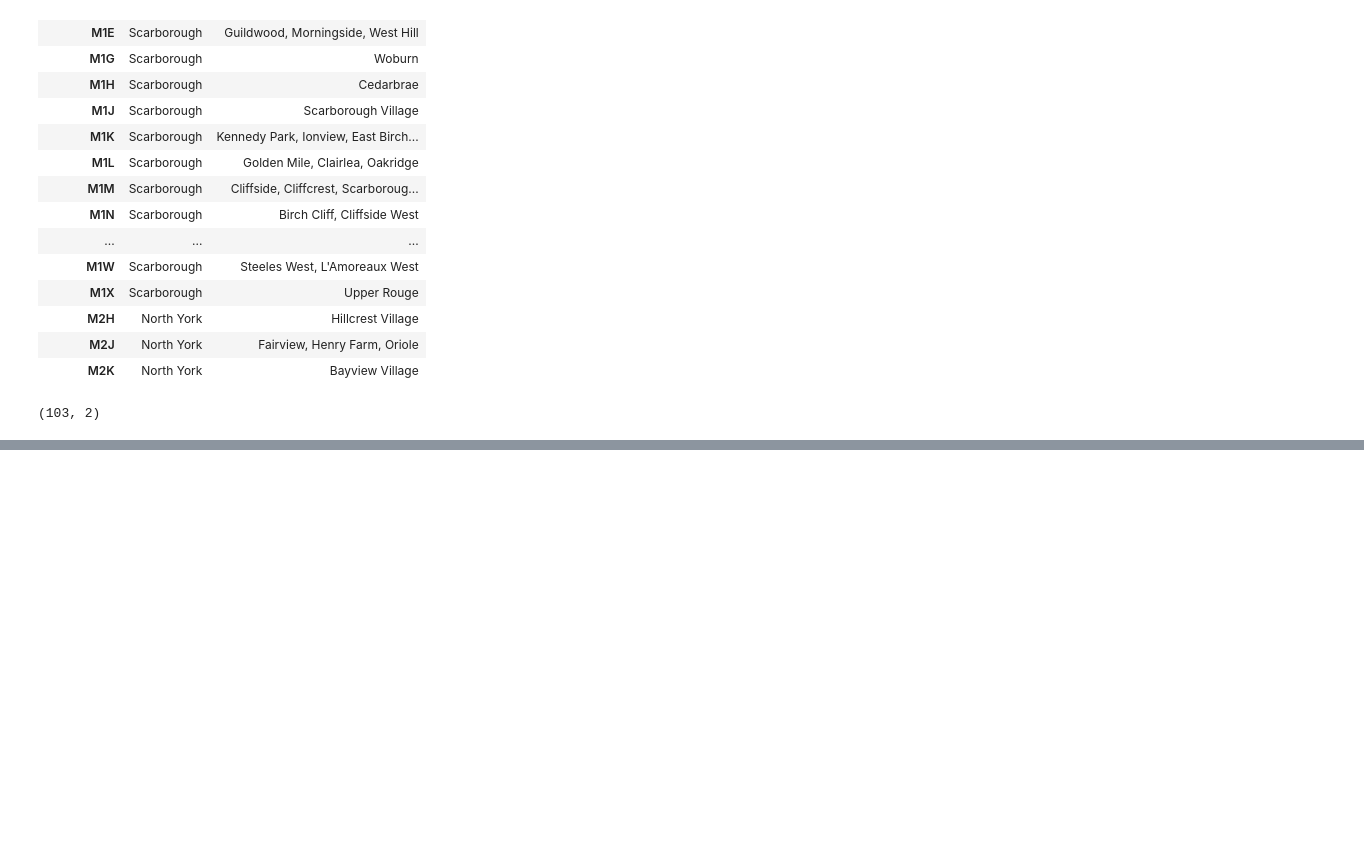
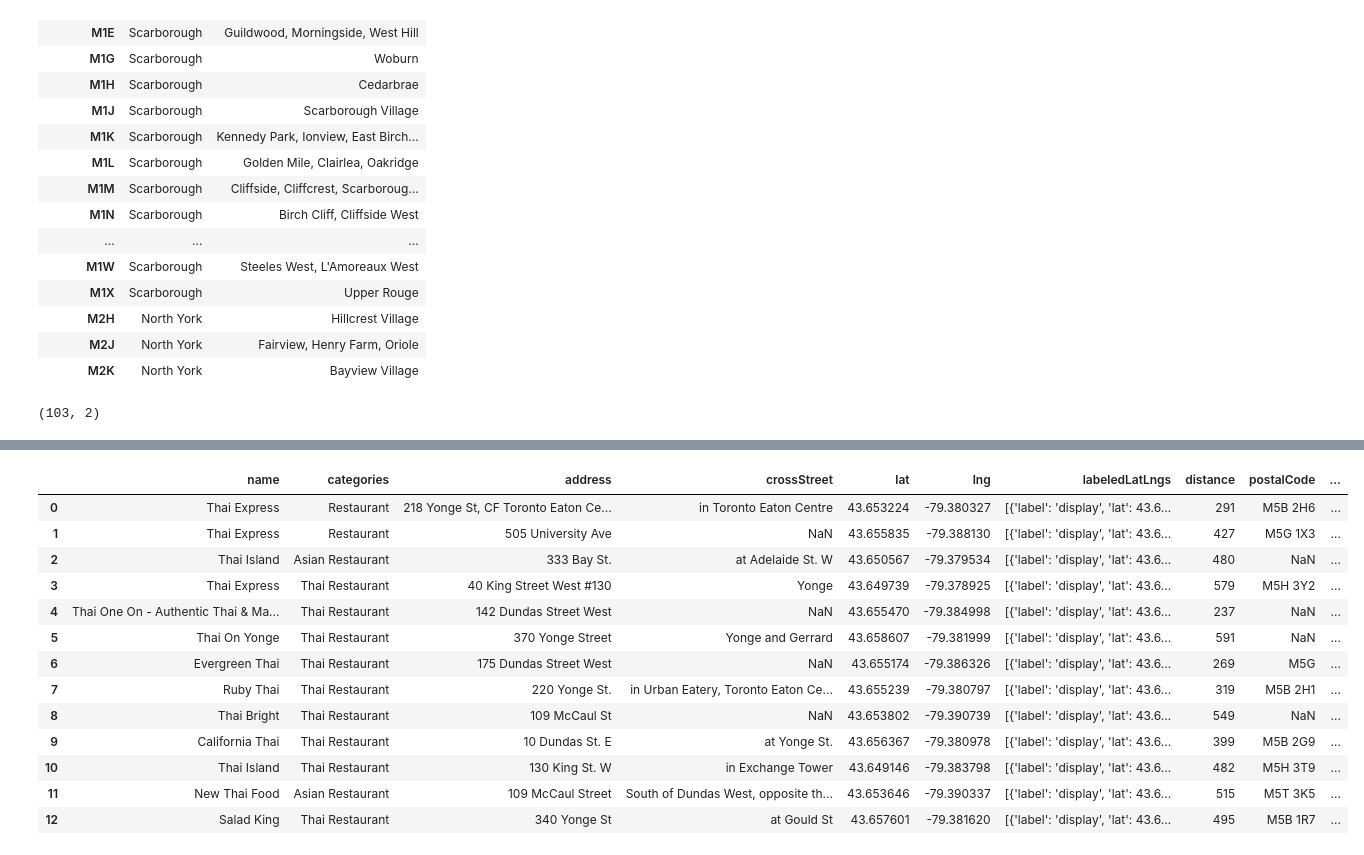
Before and after one commit to dfisher9787/Coursera_Capstone, a Jupyter notebook: Battle of the Neighborhoods Project part 1.ipynb, the cells around one changed output, grey strips where cells are left out. Cells and saved outputs as stored; diff of their text form; code cells hidden in the pictures; blank space fills up the shorter version.

```diff
--- a/Battle of the Neighborhoods Project part 1.ipynb
+++ b/Battle of the Neighborhoods Project part 1.ipynb
@@ -95,0 +163,9 @@ df.shape # here is the answer to the final question.
+# %%
+##I'm setting the query to look for thai - just like we did in the NY exercize.
+
+search_query = 'Thai'
+radius = 500
+print(search_query + ' .... OK!')
+
+url = 'https://api.foursquare.com/v2/venues/search?client_id={}&client_secret={}&ll={},{}&v={}&query={}&radius={}&limit={}'.format(CLIENT_ID, CLIENT_SECRET, latitude, longitude, VERSION, search_query, radius, LIMIT)
+url
@@ -95,0 +175,3 @@ df.shape # here is the answer to the final question.
+# %%
+results = requests.get(url).json()
+results
@@ -95,0 +196,8 @@ df.shape # here is the answer to the final question.
+# %%
+# assign relevant part of JSON to venues
+venues = results['response']['venues']
+
+# tranform venues into a dataframe
+dataframe = pd.json_normalize(venues)
+dataframe.head()
+#below is a list of all of the thai venues
@@ -95,0 +211,39 @@ df.shape # here is the answer to the final question.
+# %%
+# keep only columns that include venue name, and anything that is associated with location
+filtered_columns = ['name', 'categories'] + [col for col in dataframe.columns if col.startswith('location.')] + ['id']
+dataframe_filtered = dataframe.loc[:, filtered_columns]
+
+# function that extracts the category of the venue
+def get_category_type(row):
+    try:
+        categories_list = row['categories']
+    except:
+        categories_list = row['venue.categories']
+
+    if len(categories_list) == 0:
+        return None
+    else:
+        return categories_list[0]['name']
+
+# filter the category for each row
+dataframe_filtered['categories'] = dataframe_filtered.apply(get_category_type, axis=1)
+
+# clean column names by keeping only last term
+dataframe_filtered.columns = [column.split('.')[-1] for column in dataframe_filtered.columns]
+
+dataframe_filtered
+# %% [output]
+|  | name | categories | address | crossStreet | lat | lng | labeledLatLngs | distance | postalCode | ... |
+| 0 | Thai Express | Restaurant | 218 Yonge St, CF Toronto Eaton Ce... | in Toronto Eaton Centre | 43.653224 | -79.380327 | [{'label': 'display', 'lat': 43.6... | 291 | M5B 2H6 | ... |
+| 1 | Thai Express | Restaurant | 505 University Ave | NaN | 43.655835 | -79.388130 | [{'label': 'display', 'lat': 43.6... | 427 | M5G 1X3 | ... |
+| 2 | Thai Island | Asian Restaurant | 333 Bay St. | at Adelaide St. W | 43.650567 | -79.379534 | [{'label': 'display', 'lat': 43.6... | 480 | NaN | ... |
+| 3 | Thai Express | Thai Restaurant | 40 King Street West #130 | Yonge | 43.649739 | -79.378925 | [{'label': 'display', 'lat': 43.6... | 579 | M5H 3Y2 | ... |
+| 4 | Thai One On - Authentic Thai & Ma... | Thai Restaurant | 142 Dundas Street West | NaN | 43.655470 | -79.384998 | [{'label': 'display', 'lat': 43.6... | 237 | NaN | ... |
+| 5 | Thai On Yonge | Thai Restaurant | 370 Yonge Street | Yonge and Gerrard | 43.658607 | -79.381999 | [{'label': 'display', 'lat': 43.6... | 591 | NaN | ... |
+| 6 | Evergreen Thai | Thai Restaurant | 175 Dundas Street West | NaN | 43.655174 | -79.386326 | [{'label': 'display', 'lat': 43.6... | 269 | M5G | ... |
+| 7 | Ruby Thai | Thai Restaurant | 220 Yonge St. | in Urban Eatery, Toronto Eaton Ce... | 43.655239 | -79.380797 | [{'label': 'display', 'lat': 43.6... | 319 | M5B 2H1 | ... |
+| 8 | Thai Bright | Thai Restaurant | 109 McCaul St | NaN | 43.653802 | -79.390739 | [{'label': 'display', 'lat': 43.6... | 549 | NaN | ... |
+| 9 | California Thai | Thai Restaurant | 10 Dundas St. E | at Yonge St. | 43.656367 | -79.380978 | [{'label': 'display', 'lat': 43.6... | 399 | M5B 2G9 | ... |
+| 10 | Thai Island | Thai Restaurant | 130 King St. W | in Exchange Tower | 43.649146 | -79.383798 | [{'label': 'display', 'lat': 43.6... | 482 | M5H 3T9 | ... |
+| 11 | New Thai Food | Asian Restaurant | 109 McCaul Street | South of Dundas West, opposite th... | 43.653646 | -79.390337 | [{'label': 'display', 'lat': 43.6... | 515 | M5T 3K5 | ... |
+| 12 | Salad King | Thai Restaurant | 340 Yonge St | at Gould St | 43.657601 | -79.381620 | [{'label': 'display', 'lat': 43.6... | 495 | M5B 1R7 | ... |
```
Also changed, not shown: parts of 38 cells of this notebook.
